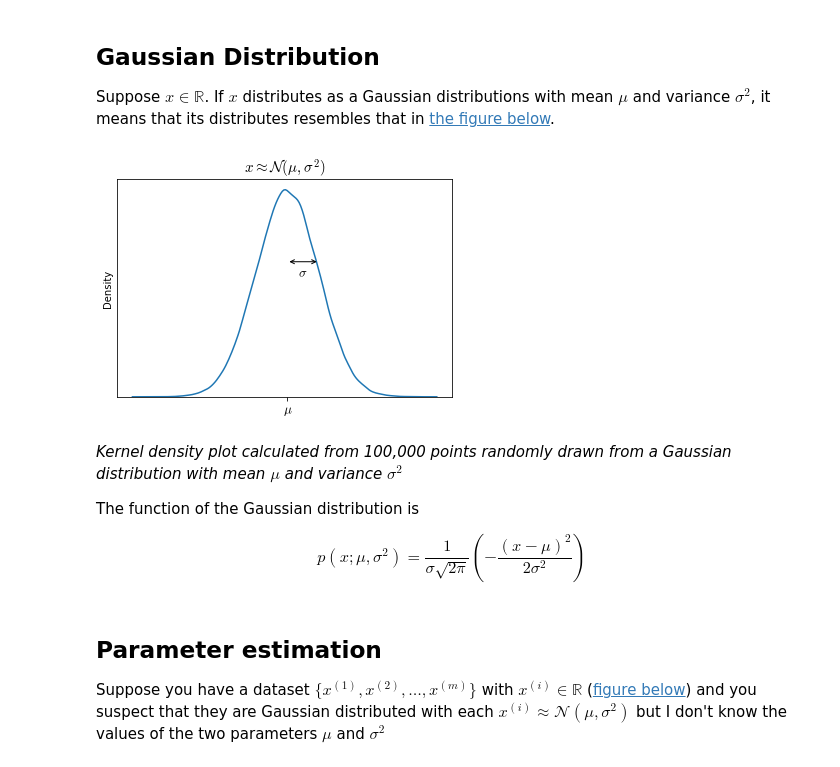
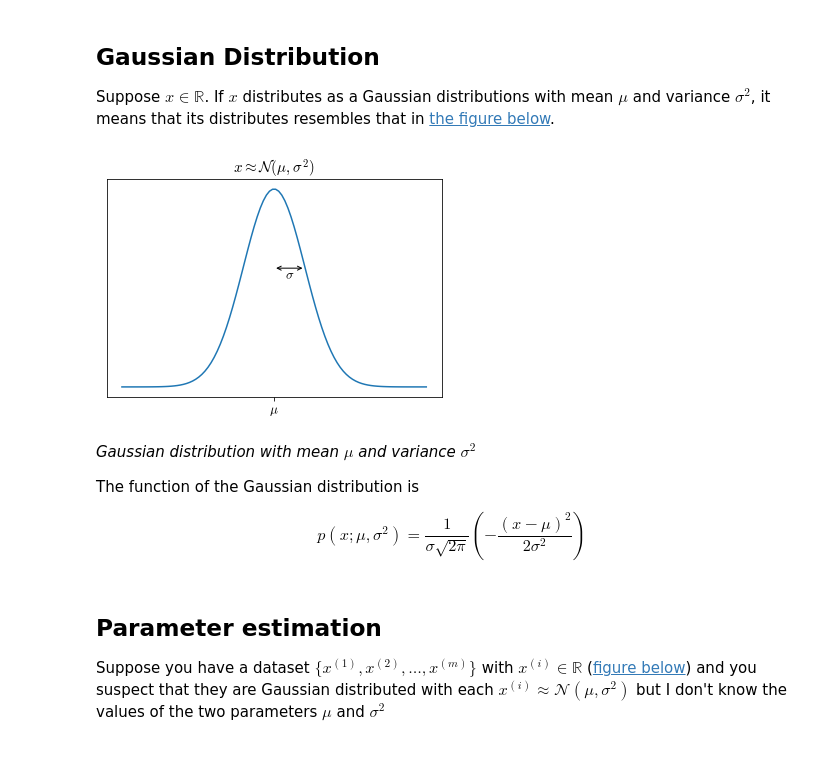
Before and after one commit to marnec/ML, a Jupyter notebook: ML-24-AnomalyDetection.ipynb, the cells around one changed output. Cells and saved outputs as stored; diff of their text form; code cells hidden in the pictures.

```diff
--- a/ML-24-AnomalyDetection.ipynb
+++ b/ML-24-AnomalyDetection.ipynb
@@ -50,15 +48,16 @@ y = np.random.default_rng().normal(0, .1, 100000)
 # %%
-ax = sns.kdeplot(y)
+fig, ax = plt.subplots()
+ax.plot(np.linspace(-.5, .5, 100), gaussian(100, std=10));
 ax.set_title(r'$x \approx \mathcal{N}(\mu, \sigma^2)$', fontsize=15)
 ax.set_xticks([0])
 ax.set_yticks([])
 ax.set_xticklabels(['$\\mu$'], fontsize=13)
-plt.annotate(text='', xy=(0.0,2.6), xytext=(0.1,2.6), arrowprops=dict(arrowstyle='<->'))
-ax.text(0.05, 2.5, '$\sigma$', va='top', ha='center', fontsize=13);
+ax.annotate(text='', xy=(0.0, .6), xytext=(0.1, .6), arrowprops=dict(arrowstyle='<->'))
+ax.text(0.05, .6, '$\sigma$', va='top', ha='center', fontsize=13);
 # %% [output]
-[figure, old version]
+[figure, new version]
 # %% [markdown]
-<i id="gaussian">Kernel density plot calculated from 100,000 points randomly drawn from a Gaussian distribution with mean $\mu$ and variance $\sigma^2$</i>
+<i id="gaussian">Gaussian distribution with mean $\mu$ and variance $\sigma^2$</i>
 
 The function of the Gaussian distribution is
 
```
Also changed, not shown: parts of 7 cells of this notebook, 5 other files.
